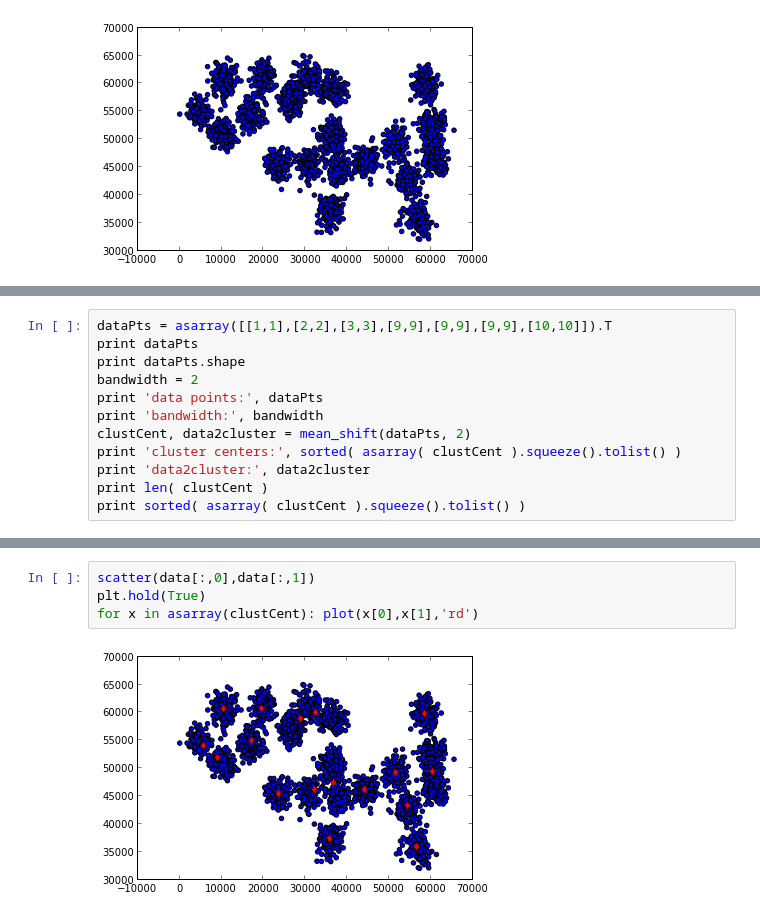
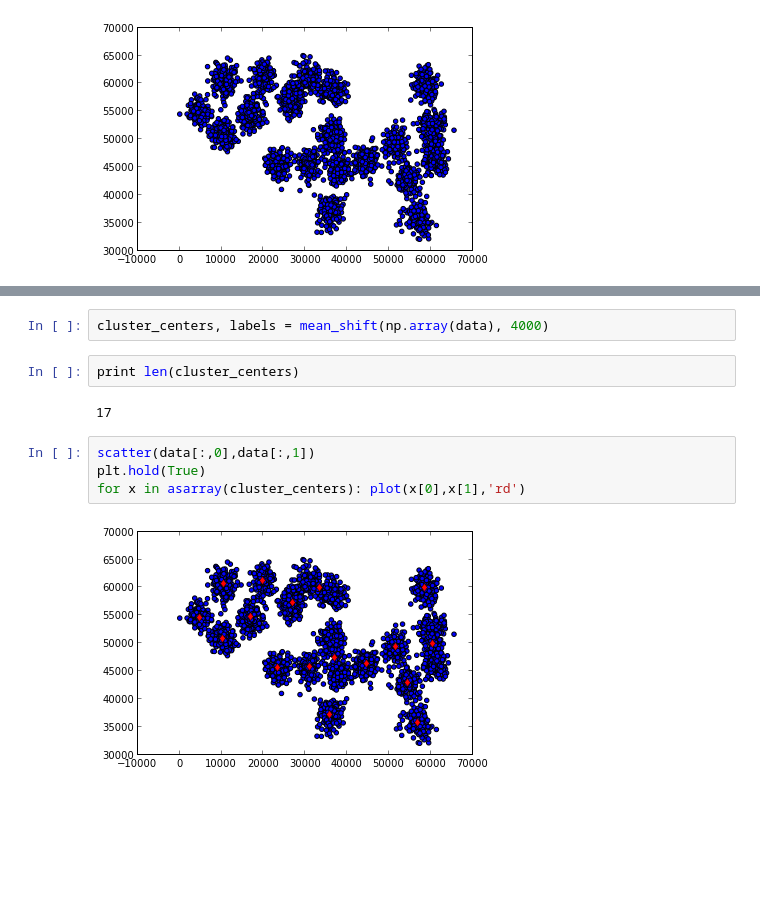
Before and after one commit to theparma/classnotes, a Jupyter notebook: app-math-tr/meanshift/meanshift.ipynb, the cells around one changed output, grey strips where cells are left out. Drawn from its saved outputs; the diff is of its cells as text; blank space fills up the shorter version.

```diff
--- a/app-math-tr/meanshift/meanshift.ipynb
+++ b/app-math-tr/meanshift/meanshift.ipynb
@@ -203,12 +104,0 @@ def mean_shift(dataPts, bandWidth):
-# %%
-dataPts = asarray([[1,1],[2,2],[3,3],[9,9],[9,9],[9,9],[10,10]]).T
-print dataPts
-print dataPts.shape
-bandwidth = 2
-print 'data points:', dataPts
-print 'bandwidth:', bandwidth
-clustCent, data2cluster = mean_shift(dataPts, 2)
-print 'cluster centers:', sorted( asarray( clustCent ).squeeze().tolist() )
-print 'data2cluster:', data2cluster
-print len( clustCent )
-print sorted( asarray( clustCent ).squeeze().tolist() )
@@ -243,9 +161,15 @@ print asarray(clustCent).shape
+# %%
+cluster_centers, labels = mean_shift(np.array(data), 4000)
+# %%
+print len(cluster_centers)
+# %% [output]
+17
 # %%
 scatter(data[:,0],data[:,1])
 plt.hold(True)
-for x in asarray(clustCent): plot(x[0],x[1],'rd')
+for x in asarray(cluster_centers): plot(x[0],x[1],'rd')
 # %% [output]
-[figure, old version]
+[figure, new version]
 # %% [markdown]
 Teorik Konular
 
```
Also changed, not shown: parts of 8 cells of this notebook, 3 other files.
